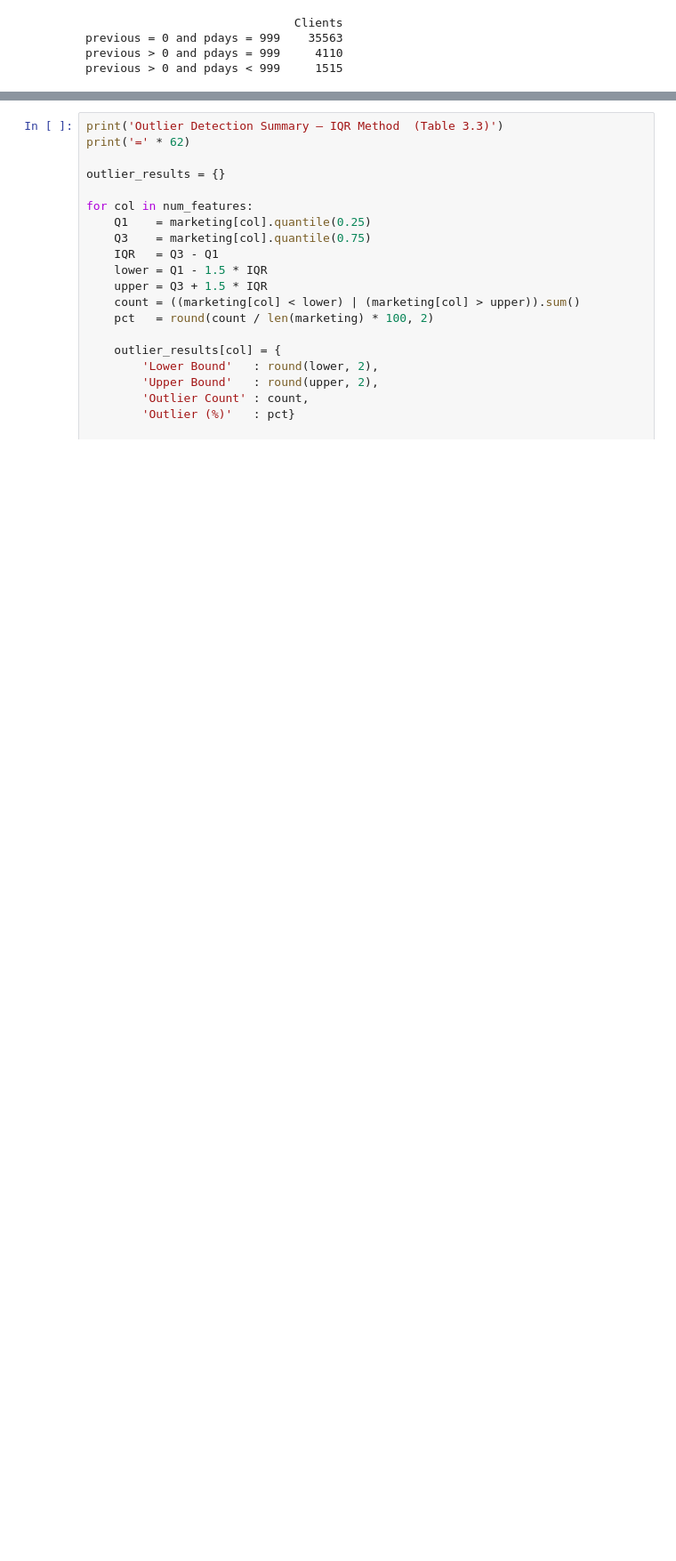
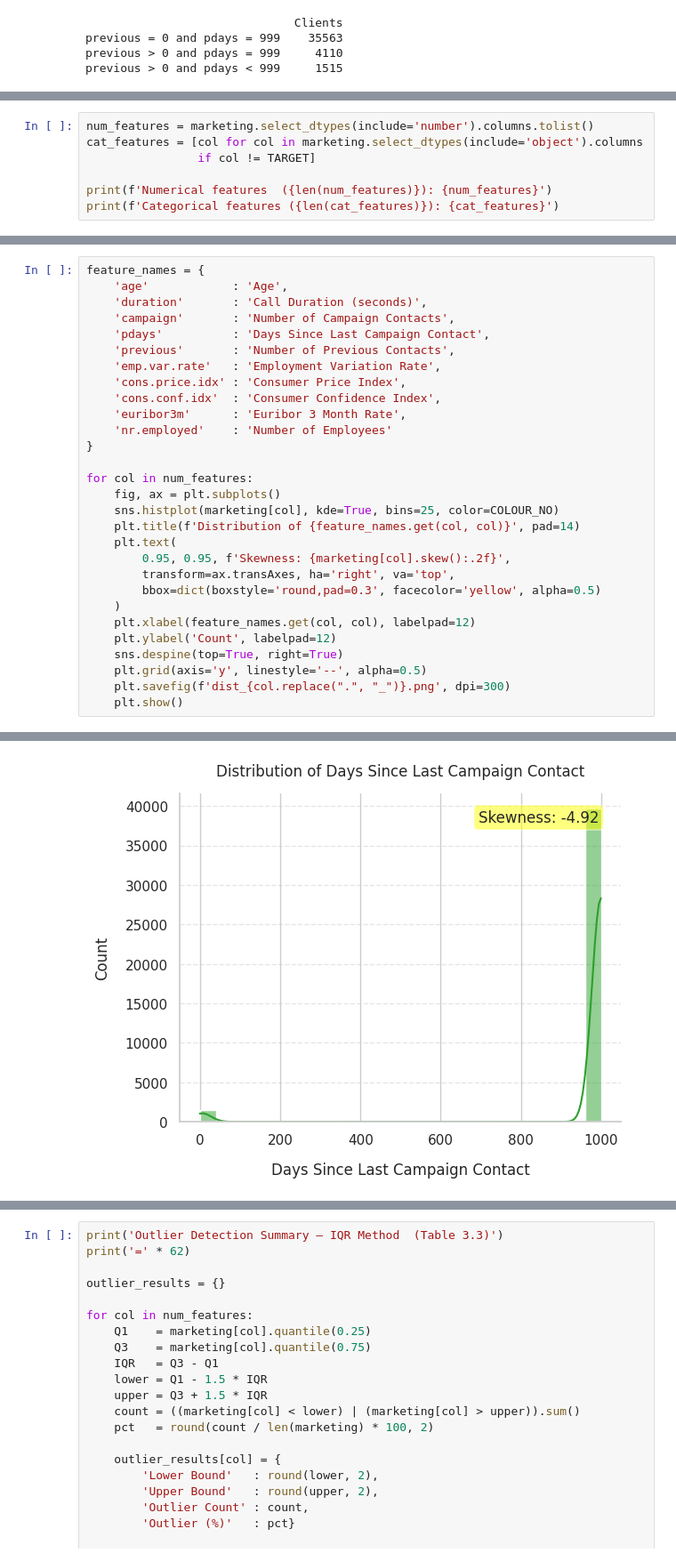
Before and after one commit to Nkengfack/Bank_marketing_ml_Classifications, a Jupyter notebook: bank_marketing_ML_perfomance.ipynb, the cells around one changed output, grey strips where cells are left out. Shown at 89% size. Drawn from its saved outputs; the diff is of its cells as text; blank space fills up the shorter version.

```diff
--- a/bank_marketing_ML_perfomance.ipynb
+++ b/bank_marketing_ML_perfomance.ipynb
@@ -516,0 +231,7 @@ The IQR method is used rather than z-score because several features are heavily
+# %%
+num_features = marketing.select_dtypes(include='number').columns.tolist()
+cat_features = [col for col in marketing.select_dtypes(include='object').columns
+                if col != TARGET]
+
+print(f'Numerical features  ({len(num_features)}): {num_features}')
+print(f'Categorical features ({len(cat_features)}): {cat_features}')
@@ -516,0 +293,30 @@ The IQR method is used rather than z-score because several features are heavily
+# %%
+feature_names = {
+    'age'            : 'Age',
+    'duration'       : 'Call Duration (seconds)',
+    'campaign'       : 'Number of Campaign Contacts',
+    'pdays'          : 'Days Since Last Campaign Contact',
+    'previous'       : 'Number of Previous Contacts',
+    'emp.var.rate'   : 'Employment Variation Rate',
+    'cons.price.idx' : 'Consumer Price Index',
+    'cons.conf.idx'  : 'Consumer Confidence Index',
+    'euribor3m'      : 'Euribor 3 Month Rate',
+    'nr.employed'    : 'Number of Employees'
+}
+
+for col in num_features:
+    fig, ax = plt.subplots()
+    sns.histplot(marketing[col], kde=True, bins=25, color=COLOUR_NO)
+    plt.title(f'Distribution of {feature_names.get(col, col)}', pad=14)
+    plt.text(
+        0.95, 0.95, f'Skewness: {marketing[col].skew():.2f}',
+        transform=ax.transAxes, ha='right', va='top',
+        bbox=dict(boxstyle='round,pad=0.3', facecolor='yellow', alpha=0.5)
+    )
+    plt.xlabel(feature_names.get(col, col), labelpad=12)
+    plt.ylabel('Count', labelpad=12)
+    sns.despine(top=True, right=True)
+    plt.grid(axis='y', linestyle='--', alpha=0.5)
+    plt.savefig(f'dist_{col.replace(".", "_")}.png', dpi=300)
+    plt.show()
+# %% [output]
@@ -516,0 +326 @@ The IQR method is used rather than z-score because several features are heavily
+[figure, added]
```
Also changed, not shown: parts of 41 cells of this notebook.
